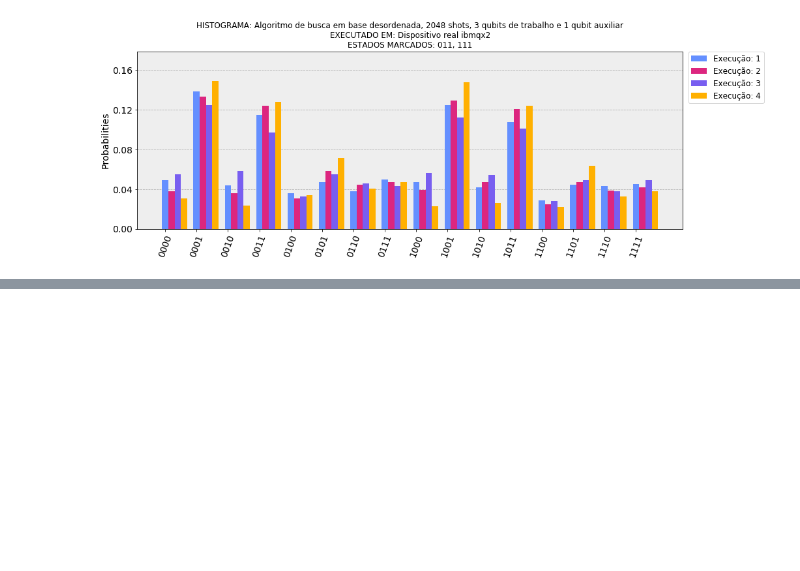
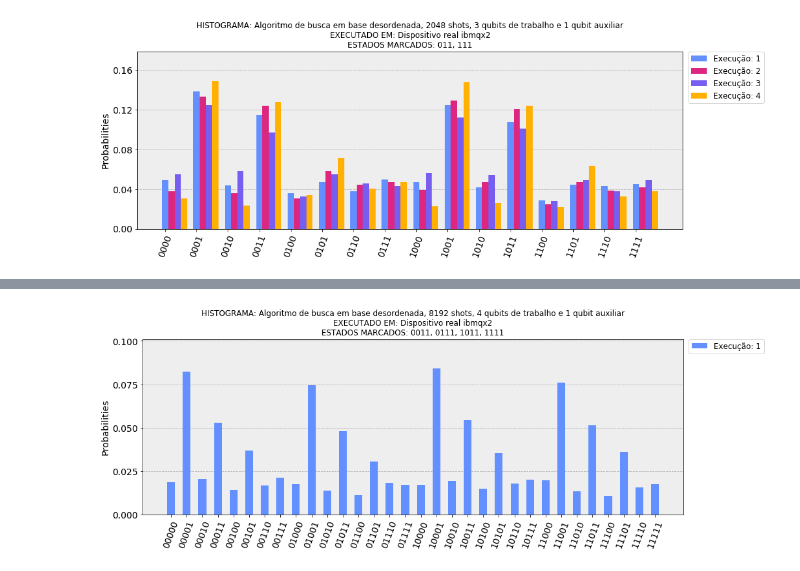
Before and after one commit to L30n4rd0/quantum-computing-codes, a Jupyter notebook: QisKit/notebooks/qiskit_histogram_cqd_n_4_fixed_point_search_data_base_item_on_ibmqx2.ipynb, the cells around one changed output, grey strips where cells are left out. Cells and saved outputs as stored; diff of their text form; code cells hidden in the pictures; blank space fills up the shorter version.

Commit message:
Comparando execuções de 8192 shots Implementação de novos histogramas de execução Implementação de histogramas comparando resultados

```diff
--- a/QisKit/notebooks/qiskit_histogram_cqd_n_4_fixed_point_search_data_base_item_on_ibmqx2.ipynb
+++ b/QisKit/notebooks/qiskit_histogram_cqd_n_4_fixed_point_search_data_base_item_on_ibmqx2.ipynb
@@ -96,0 +100,37 @@ plot_histogram(
+# %%
+python_module = "qiskit_cqd_n_4_fixed_point_search_data_base_backend"
+algorithm = "Algoritmo de busca em base desordenada"
+shots = 8 * 1024
+work_qubits = 4
+auxiliaries_qubits = 1
+backend_name = "ibmqx2"
+backend_type = "Dispositivo real"
+marked_states = "0011, 0111, 1011, 1111"
+# %%
+executions_counts = [
+    {'00010': 167, '10111': 164, '01001': 609, '10101': 291, '01000': 145, '11010': 112, '01110': 149, '10010': 159, '01101': 251, '01011': 395, '00001': 675, '10001': 690, '00101': 303, '00111': 176, '00011': 433, '11110': 130, '11101': 296, '11100': 89, '01111': 142, '11111': 143, '01010': 114, '11001': 621, '11011': 422, '00100': 117, '10100': 124, '11000': 161, '00110': 137, '10000': 141, '10110': 146, '01100': 91, '00000': 152, '10011': 447}
+]
+# %%
+# Plot results with legend
+
+legend = []
+
+for index in range(len(executions_counts)):
+    legend.append("Execução: " + str(index + 1))
+# %%
+# Plot graph
+plot_histogram(
+    data = executions_counts,
+    figsize = (15,5),
+    color = None,
+    number_to_keep = None,
+    sort = 'asc',
+    legend = legend,
+    bar_labels = False,
+    title = "HISTOGRAMA: " + algorithm + ", " + str(shots) + " shots, " +
+            str(work_qubits) + " qubits de trabalho e " + str(auxiliaries_qubits) + " qubit auxiliar" +
+            "\nEXECUTADO EM: " + backend_type + " " + backend_name +
+            "\nESTADOS MARCADOS: " + marked_states
+)
+# %% [output]
+[figure, added]
```
Also changed, not shown: parts of 6 cells of this notebook, 6 other files.
